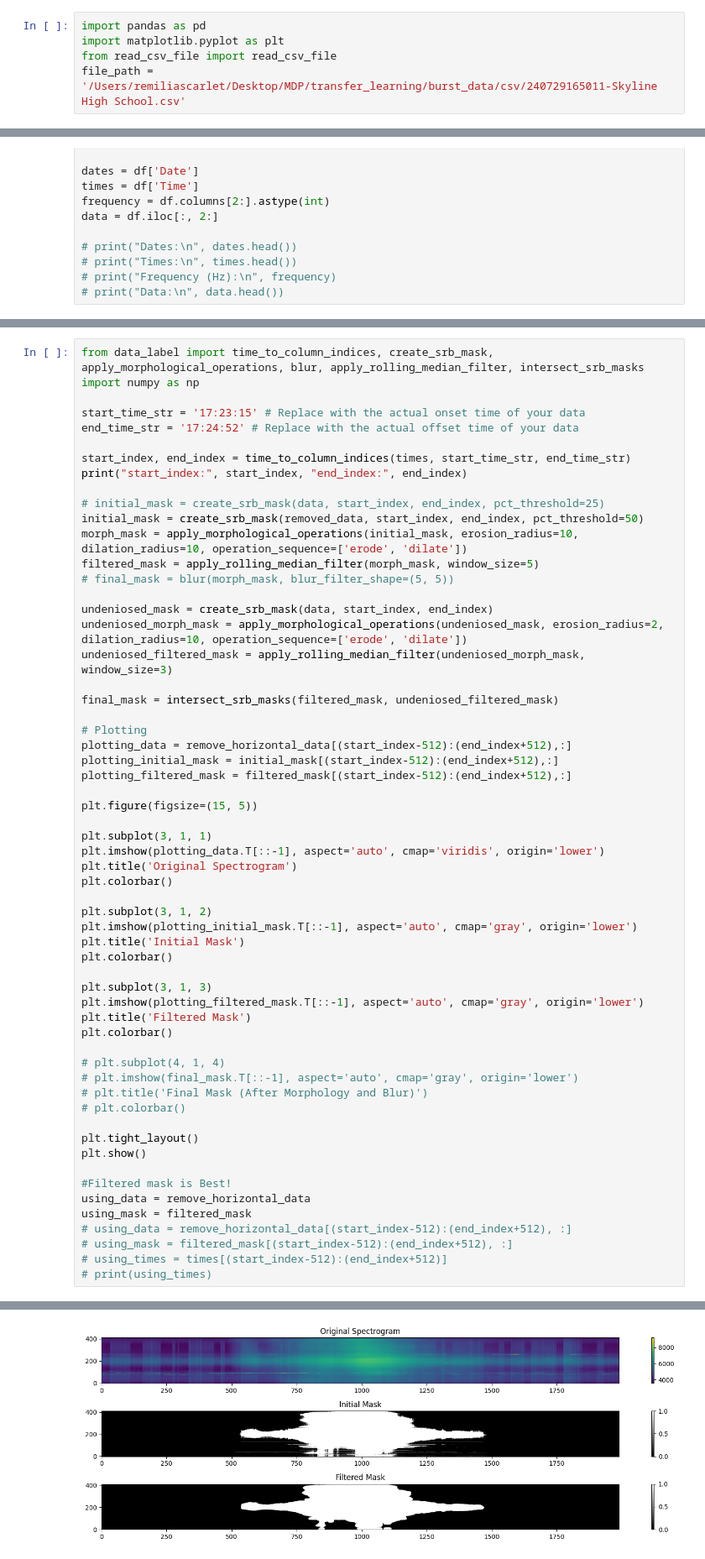
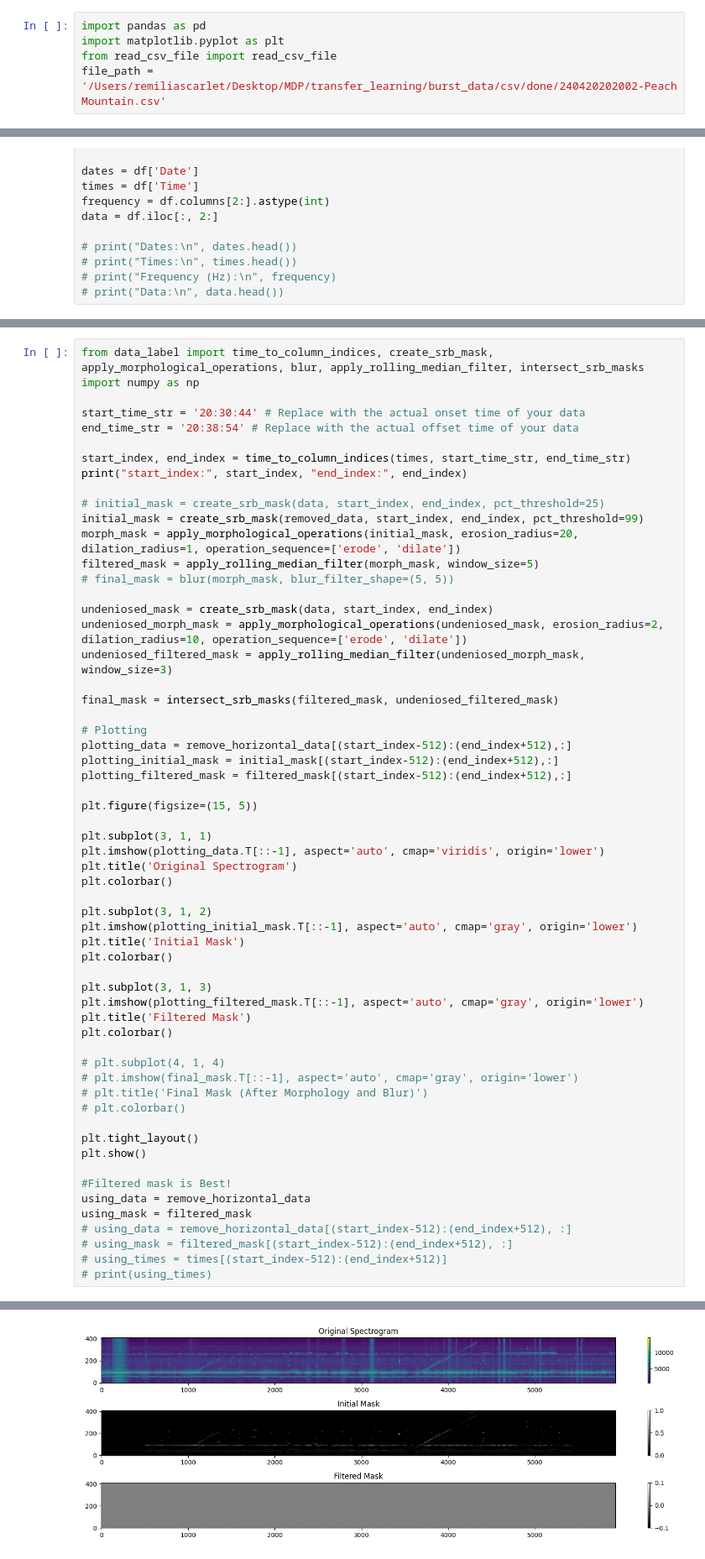
Before and after one commit to Kasper-Heliophysics-MDP/TransferLearning_CNN, a Jupyter notebook: radburst_tl/data_preprocessing/data_slicing.ipynb, the cells around one changed output, grey strips where cells are left out. Shown at 84% size. Saved outputs shown, nothing was run; the diff lists cells and outputs as text.

```diff
--- a/radburst_tl/data_preprocessing/data_slicing.ipynb
+++ b/radburst_tl/data_preprocessing/data_slicing.ipynb
@@ -2,7 +2,7 @@
 import pandas as pd
 import matplotlib.pyplot as plt
 from read_csv_file import read_csv_file
-file_path = '/Users/remiliascarlet/Desktop/MDP/transfer_learning/burst_data/csv/240729165011-Skyline High School.csv'
+file_path = '/Users/remiliascarlet/Desktop/MDP/transfer_learning/burst_data/csv/done/240420202002-Peach Mountain.csv'
 # %%
 df = pd.read_csv(file_path, on_bad_lines='skip')
 # if df is not None:
@@ -60,15 +63,15 @@ Low variance rows: [122 123 124 149 150 151 242 276 301 302 303 313 314 315 316
 from data_label import time_to_column_indices, create_srb_mask, apply_morphological_operations, blur, apply_rolling_median_filter, intersect_srb_masks
 import numpy as np
 
-start_time_str = '17:23:15' # Replace with the actual onset time of your data
-end_time_str = '17:24:52' # Replace with the actual offset time of your data
+start_time_str = '20:30:44' # Replace with the actual onset time of your data
+end_time_str = '20:38:54' # Replace with the actual offset time of your data
 
 start_index, end_index = time_to_column_indices(times, start_time_str, end_time_str)
 print("start_index:", start_index, "end_index:", end_index)
 
 # initial_mask = create_srb_mask(data, start_index, end_index, pct_threshold=25)
-initial_mask = create_srb_mask(removed_data, start_index, end_index, pct_threshold=50)
-morph_mask = apply_morphological_operations(initial_mask, erosion_radius=10, dilation_radius=10, operation_sequence=['erode', 'dilate'])
+initial_mask = create_srb_mask(removed_data, start_index, end_index, pct_threshold=99)
+morph_mask = apply_morphological_operations(initial_mask, erosion_radius=20, dilation_radius=1, operation_sequence=['erode', 'dilate'])
 filtered_mask = apply_rolling_median_filter(morph_mask, window_size=5)
 # final_mask = blur(morph_mask, blur_filter_shape=(5, 5))
 
@@ -120,4 +123,4 @@ start_index: 19752 end_index: 20718
-[figure, old version]
+[figure, new version]
 # %%
 # Data Slicing
 
```
Also changed, not shown: parts of 5 cells of this notebook, 1 other file.
